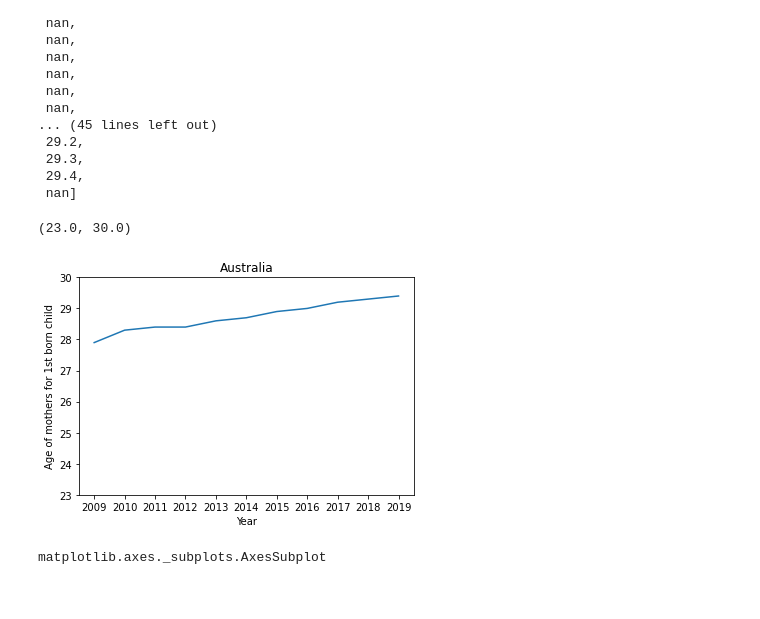
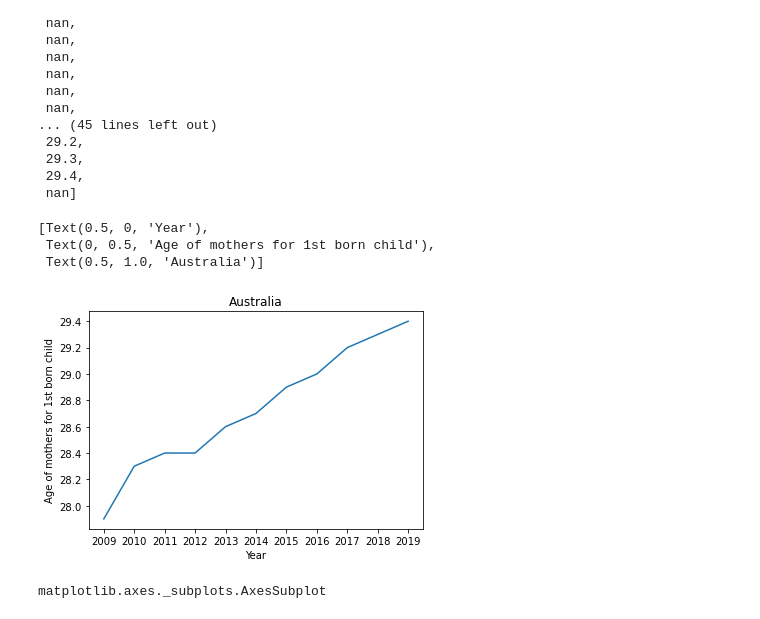
Before and after one commit to BorisMoric/UCDPA_BorisMoric, a Jupyter notebook: DataSets/Project_2.ipynb, the cells around one changed output. Saved outputs shown, nothing was run; the diff lists cells and outputs as text; code cells hidden in the pictures.

```diff
--- a/DataSets/Project_2.ipynb
+++ b/DataSets/Project_2.ipynb
@@ -1086,11 +1223,13 @@ list(np.float_(AM_Countries.loc['Australia',].values.tolist()))
 # %%
 Australia = sns.lineplot(x=AM_Countries.columns.values,y=list(np.float_(AM_Countries.loc['Australia',].values.tolist())),data=AM_Countries.transpose())
 Australia.set(xlabel="Year",ylabel="Age of mothers for 1st born child",title=AM_Countries.index[0])
-#Australia.set_xlim('2000','2022')
-Australia.set_ylim(23,30)
+#Australia.set_xlim('2000','2020')
+#Australia.set_ylim(23,30)
 # %% [output]
-(23.0, 30.0)
+[Text(0.5, 0, 'Year'),
+ Text(0, 0.5, 'Age of mothers for 1st born child'),
+ Text(0.5, 1.0, 'Australia')]
-[figure, old version]
+[figure, new version]
 # %%
 type(Australia)
 # %% [output]
```
Also changed, not shown: parts of 26 cells of this notebook, 1 other file.
